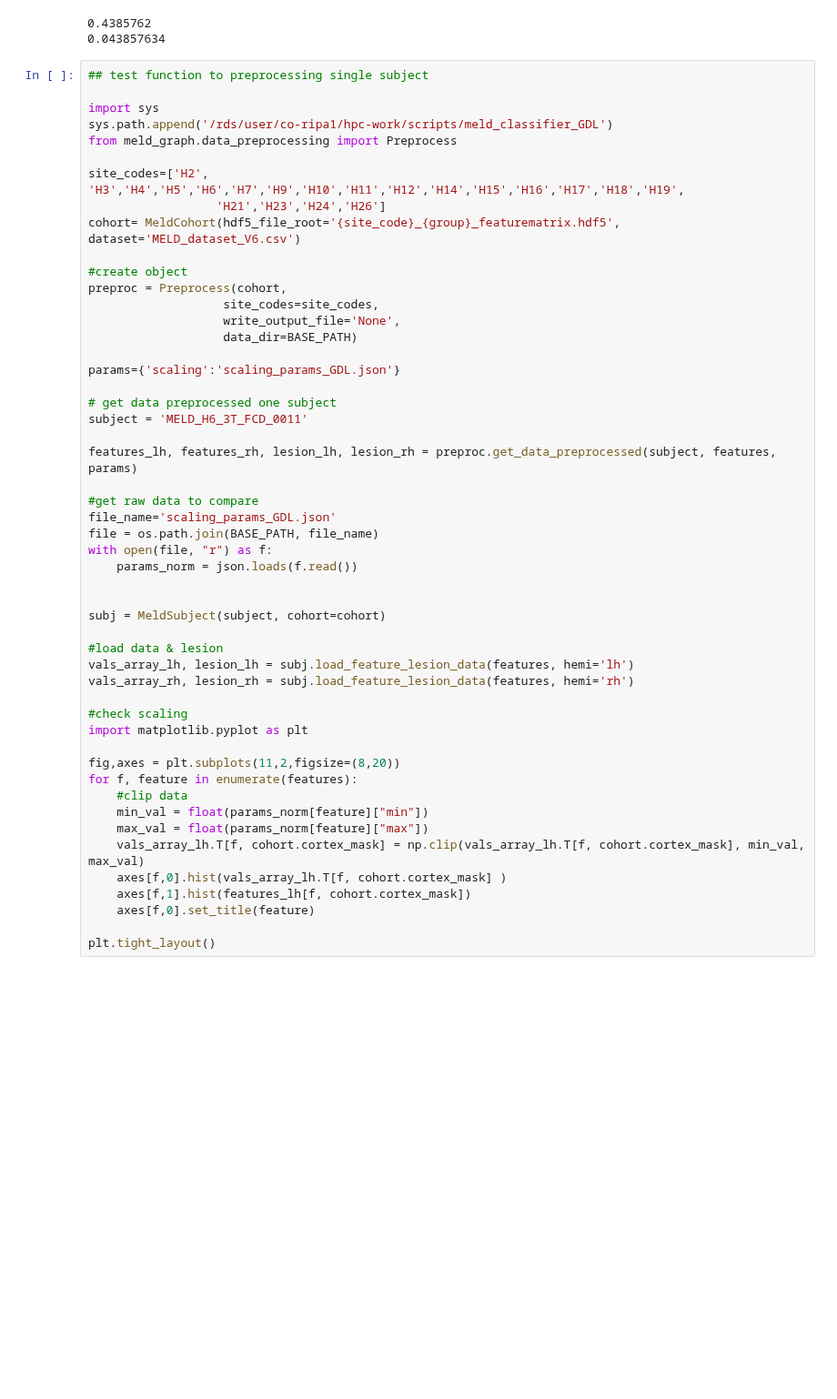
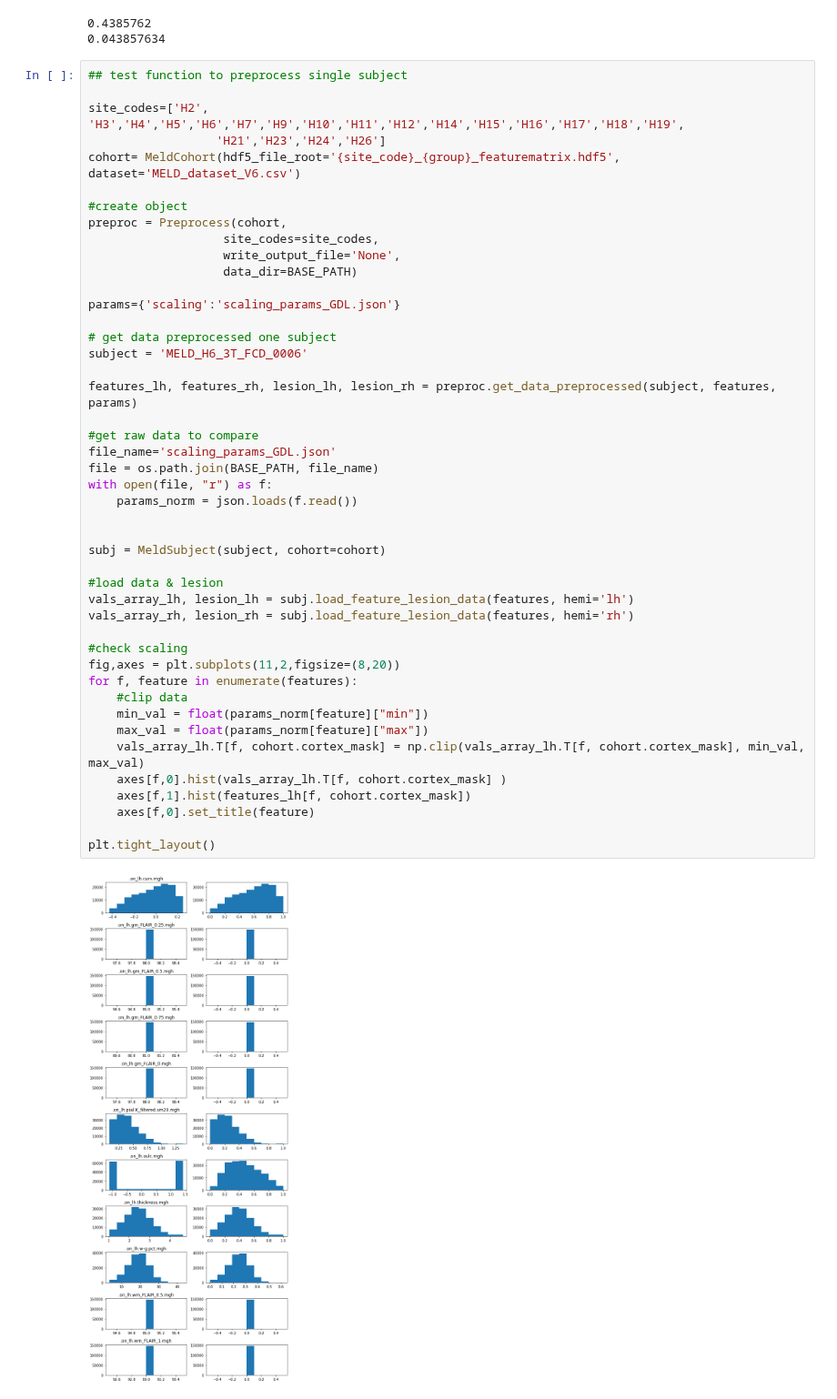
Before and after one commit to MELDProject/meld_graph, a Jupyter notebook: notebooks/preprocess_features.ipynb, the cells around one changed output. Shown at 91% size. Cells and saved outputs as stored; diff of their text form; blank space fills up the shorter version.

Commit message:
fix notebook preprocessing

```diff
--- a/notebooks/preprocess_features.ipynb
+++ b/notebooks/preprocess_features.ipynb
@@ -85,11 +84,7 @@ plt.tight_layout()
 0.4385762
 0.043857634
 # %%
-## test function to preprocessing single subject
-
-import sys
-sys.path.append('/rds/user/co-ripa1/hpc-work/scripts/meld_classifier_GDL')
-from meld_graph.data_preprocessing import Preprocess
+## test function to preprocess single subject
 
 site_codes=['H2', 'H3','H4','H5','H6','H7','H9','H10','H11','H12','H14','H15','H16','H17','H18','H19',
                   'H21','H23','H24','H26']
@@ -104,34 +99,34 @@ preproc = Preprocess(cohort,
 params={'scaling':'scaling_params_GDL.json'}
 
 # get data preprocessed one subject
-subject = 'MELD_H6_3T_FCD_0011'
+subject = 'MELD_H6_3T_FCD_0006'
 
 features_lh, features_rh, lesion_lh, lesion_rh = preproc.get_data_preprocessed(subject, features, params)
 
 #get raw data to compare
 file_name='scaling_params_GDL.json'
 file = os.path.join(BASE_PATH, file_name)
 with open(file, "r") as f:
     params_norm = json.loads(f.read())
 
 
 subj = MeldSubject(subject, cohort=cohort)
 
 #load data & lesion
 vals_array_lh, lesion_lh = subj.load_feature_lesion_data(features, hemi='lh')
 vals_array_rh, lesion_rh = subj.load_feature_lesion_data(features, hemi='rh')
 
 #check scaling
-import matplotlib.pyplot as plt
-
 fig,axes = plt.subplots(11,2,figsize=(8,20))
 for f, feature in enumerate(features):
     #clip data
     min_val = float(params_norm[feature]["min"])
     max_val = float(params_norm[feature]["max"])
     vals_array_lh.T[f, cohort.cortex_mask] = np.clip(vals_array_lh.T[f, cohort.cortex_mask], min_val, max_val)
     axes[f,0].hist(vals_array_lh.T[f, cohort.cortex_mask] )
     axes[f,1].hist(features_lh[f, cohort.cortex_mask])
     axes[f,0].set_title(feature)
 
 plt.tight_layout()
+# %% [output]
+[figure, added]
```
Also changed, not shown: parts of 2 cells of this notebook.
